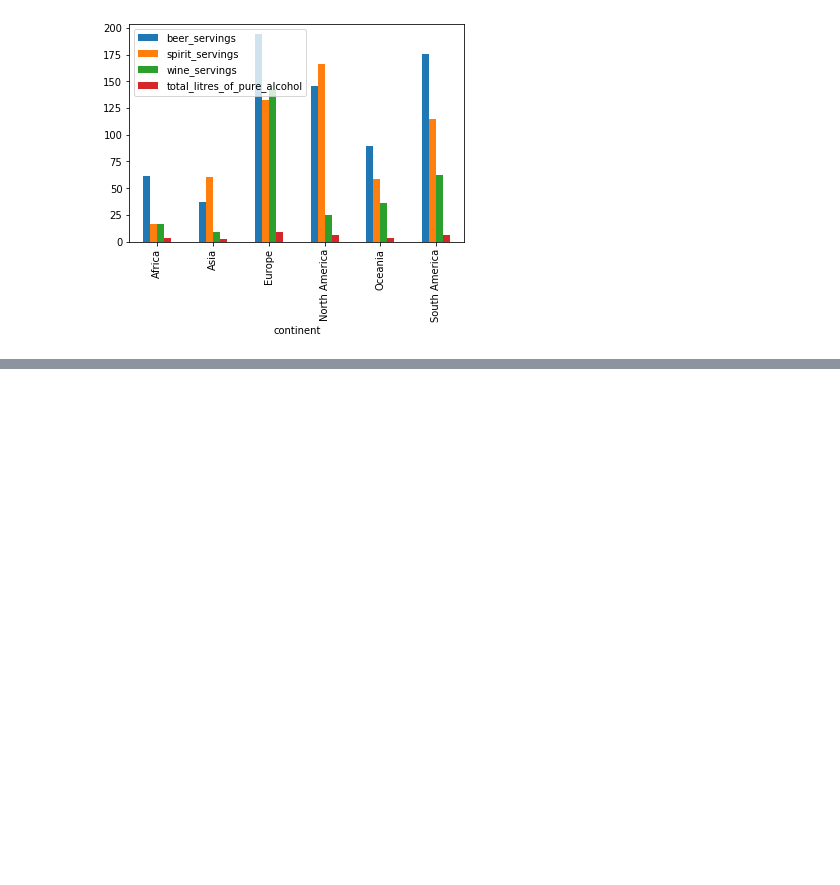
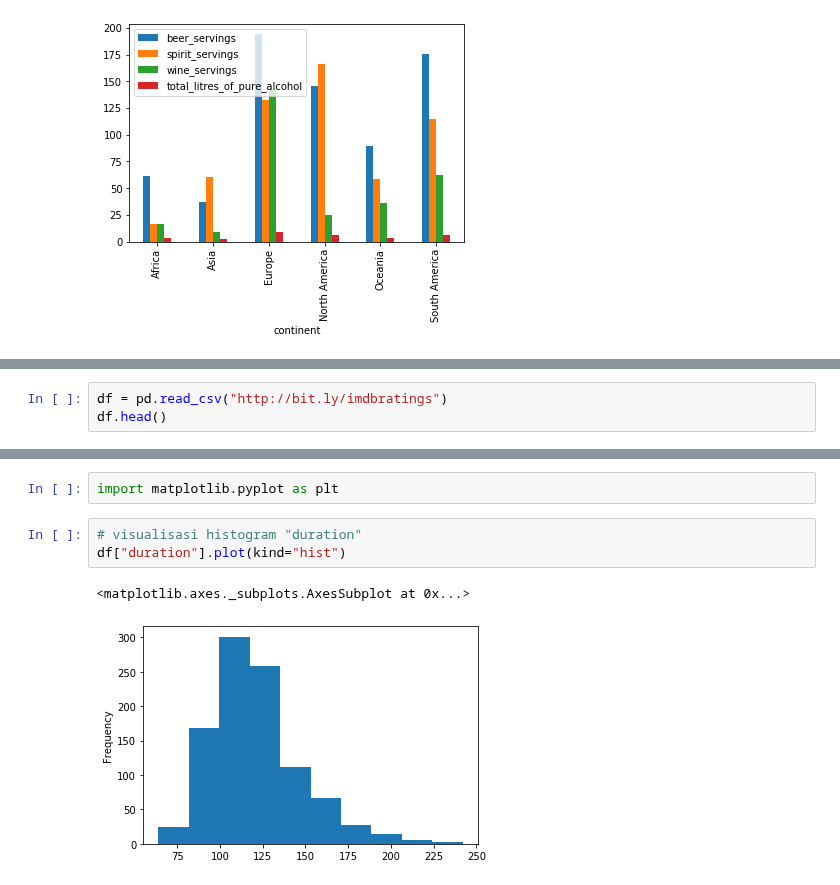
Before and after one commit to rshby/Supervised_Learning, a Jupyter notebook: Coba/Coba.ipynb, the cells around one changed output, grey strips where cells are left out. Saved outputs shown, nothing was run; the diff lists cells and outputs as text; blank space fills up the shorter version.

```diff
--- a/Coba/Coba.ipynb
+++ b/Coba/Coba.ipynb
@@ -761,0 +766,3 @@ df.groupby("continent").mean().plot(kind="bar")
+# %%
+df = pd.read_csv("http://bit.ly/imdbratings")
+df.head()
@@ -761,0 +901,8 @@ df.groupby("continent").mean().plot(kind="bar")
+# %%
+import matplotlib.pyplot as plt
+# %%
+# visualisasi histogram "duration"
+df["duration"].plot(kind="hist")
+# %% [output]
+<matplotlib.axes._subplots.AxesSubplot at 0x...>
+[figure, added]
```
Also changed, not shown: parts of 13 cells of this notebook.
